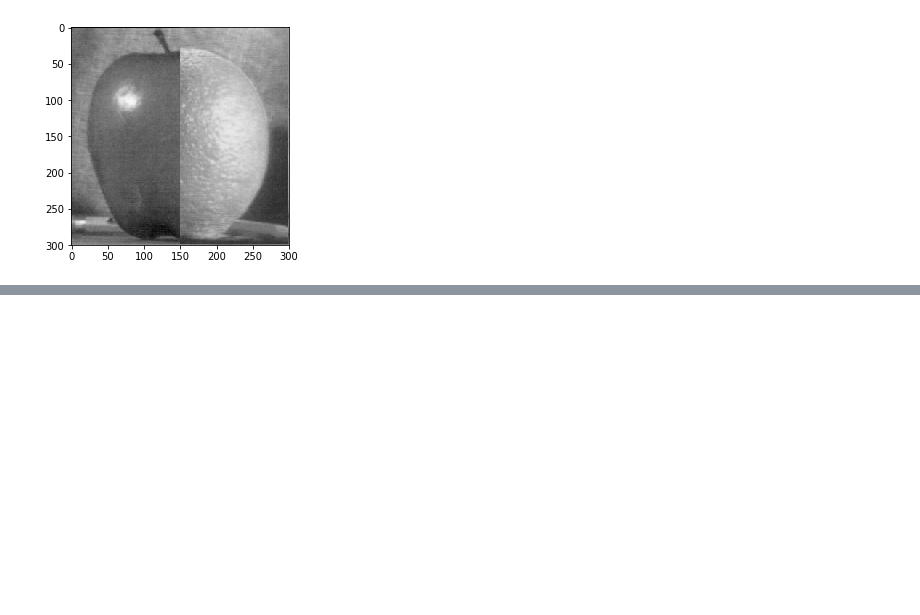
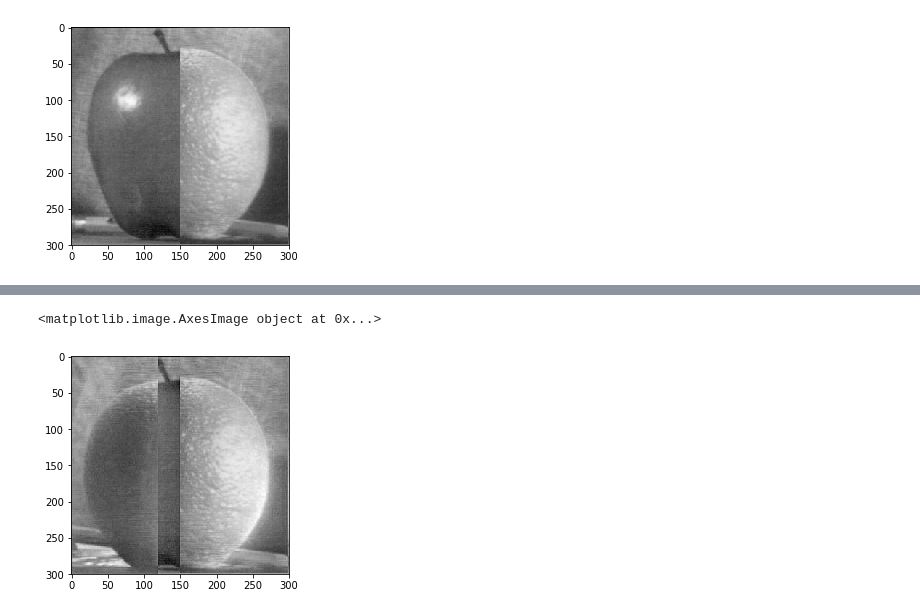
Before and after one commit to LizaGenke/B31XB-IIP-TP-1718, a Jupyter notebook: 3-interpolation-blending/3-interpolation-blending.ipynb, the cells around one changed output, grey strips where cells are left out. Drawn from its saved outputs; the diff is of its cells as text; code cells hidden in the pictures; blank space fills up the shorter version.

```diff
--- a/3-interpolation-blending/3-interpolation-blending.ipynb
+++ b/3-interpolation-blending/3-interpolation-blending.ipynb
@@ -177,0 +145,50 @@ print(pLApple)
+# %%
+def colapse_pyramid(pyramid):
+    Layer = len(pyramid)-1
+    L = pyramid[Layer]
+    while Layer != 0:
+        upscalePyramid = transform.rescale(L,2)
+        if upscalePyramid.shape == pyramid[Layer-1].shape:
+            L = upscalePyramid + pyramid[Layer-1]
+            Layer = Layer -1
+        else:
+            L = upscalePyramid[:pyramid[Layer-1].shape[0], :pyramid[Layer-1].shape[1]] + pyramid[Layer-1]
+            Layer = Layer -1
+    colapse_image = L
+    return colapse_image
+
+def pyramid_blend(img1,img2):
+    mask = np.zeros(img1.shape)
+    mask[:, :int(img1.shape[1]/2)] = 1
+
+    # generate Gaussian pyramid for image1
+    from skimage.transform import pyramid_gaussian
+    pGimg1 = pyramid_gaussian(img1, downscale = 2)
+
+    # generate Gaussian pyramid for image2
+    pGimg2 = pyramid_gaussian(img2, downscale = 2)
+
+    # generate Laplacian Pyramid
+    from skimage.transform import pyramid_laplacian
+    pLimg1 = tuple(pyramid_laplacian(img1, downscale = 2))
+    pLimg2 = tuple(pyramid_laplacian(img2, downscale = 2))
+
+    mask_GP = tuple(pyramid_gaussian(mask, downscale=2))
+    mask_GP = [a for a in mask_GP]
+
+    Blend_pyramid = []
+    for i in range(0, len(mask_GP)):
+        Blend_pyramid.append(pLimg1[i]*mask_GP[i] + pLimg2[i]*(1 - mask_GP[i]))
+
+
+    blend_img = colapse_pyramid(Blend_pyramid)
+
+    return blend_img
+
+
+
+blendpyr = pyramid_blend(orange, apple)
+plt.imshow(blendpyr, cmap = cm.gray)
+# %% [output]
+<matplotlib.image.AxesImage object at 0x...>
+[figure, added]
```
Also changed, not shown: parts of 3 cells of this notebook, 1 other file.
